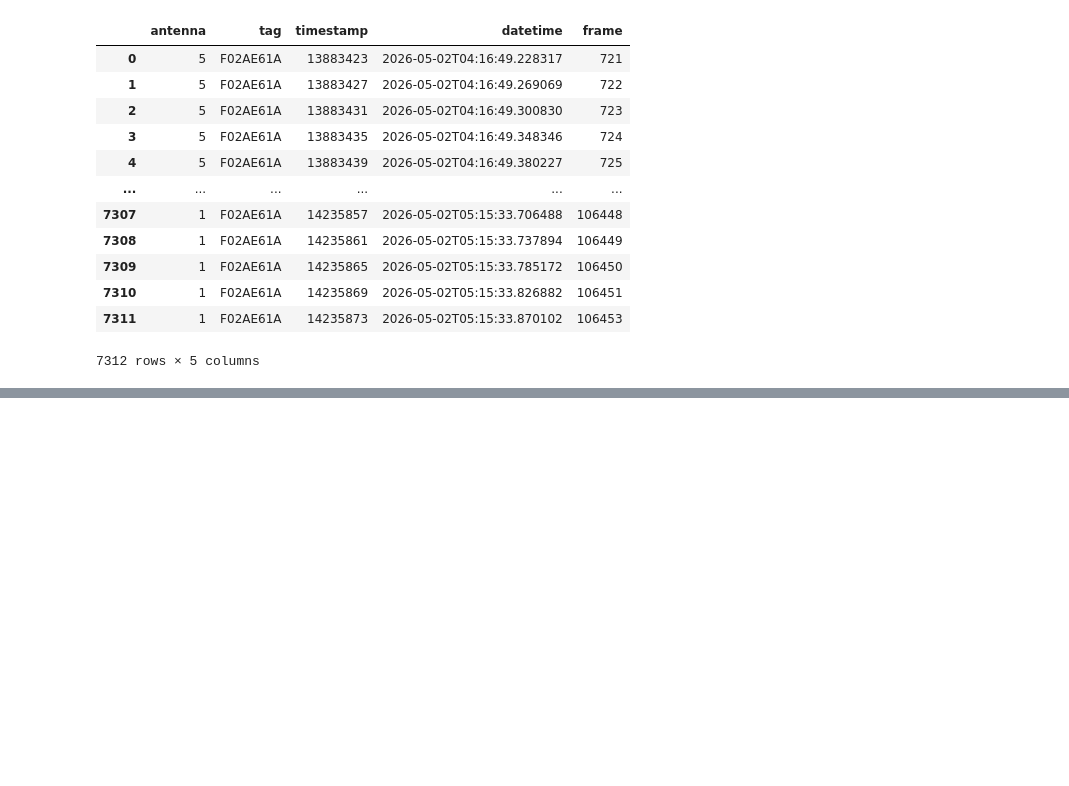
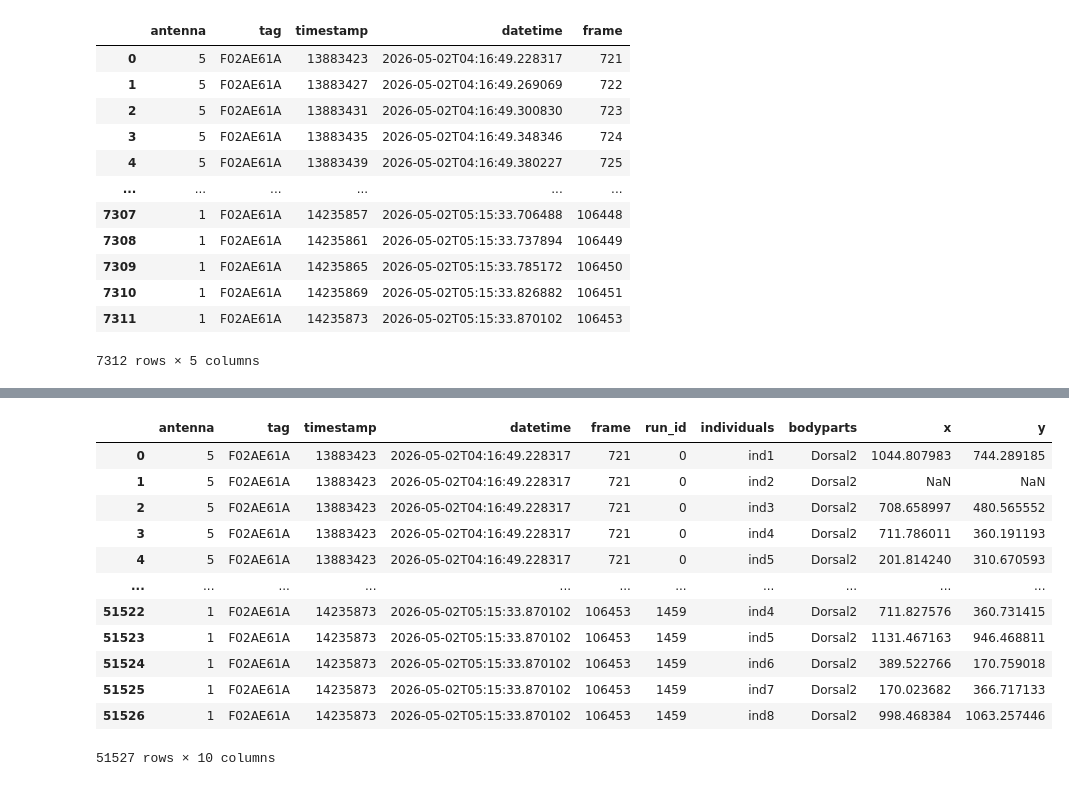
Before and after one commit to KonradDanielewski/DeepEcoHab, a Jupyter notebook: examples/reid_notebook.ipynb, the cells around one changed output, grey strips where cells are left out. Cells and saved outputs as stored; diff of their text form; code cells hidden in the pictures; blank space fills up the shorter version.

```diff
--- a/examples/reid_notebook.ipynb
+++ b/examples/reid_notebook.ipynb
@@ -1,4 +1,6 @@
 # %%
 import polars as pl
 import pandas as pd
+# %%
+filepath = "tracking_results/DeepEcoHAB_20260501_211615_007DLC_DekrW18_the_future_of_EcohabNov22shuffle1_snapshot_best-260_el.h5"
 # %%
@@ -159,2 +169,18 @@ shape: (64, 11)
+# %%
+antenna_with_coords.collect().to_pandas()
+# %% [output]
+|  | antenna | tag | timestamp | datetime | frame | run_id | individuals | bodyparts | x | y |
+| 0 | 5 | F02AE61A | 13883423 | 2026-05-02T04:16:49.228317 | 721 | 0 | ind1 | Dorsal2 | 1044.807983 | 744.289185 |
+| 1 | 5 | F02AE61A | 13883423 | 2026-05-02T04:16:49.228317 | 721 | 0 | ind2 | Dorsal2 | NaN | NaN |
+| 2 | 5 | F02AE61A | 13883423 | 2026-05-02T04:16:49.228317 | 721 | 0 | ind3 | Dorsal2 | 708.658997 | 480.565552 |
+| 3 | 5 | F02AE61A | 13883423 | 2026-05-02T04:16:49.228317 | 721 | 0 | ind4 | Dorsal2 | 711.786011 | 360.191193 |
+| 4 | 5 | F02AE61A | 13883423 | 2026-05-02T04:16:49.228317 | 721 | 0 | ind5 | Dorsal2 | 201.814240 | 310.670593 |
+| ... | ... | ... | ... | ... | ... | ... | ... | ... | ... | ... |
+| 51522 | 1 | F02AE61A | 14235873 | 2026-05-02T05:15:33.870102 | 106453 | 1459 | ind4 | Dorsal2 | 711.827576 | 360.731415 |
+| 51523 | 1 | F02AE61A | 14235873 | 2026-05-02T05:15:33.870102 | 106453 | 1459 | ind5 | Dorsal2 | 1131.467163 | 946.468811 |
+| 51524 | 1 | F02AE61A | 14235873 | 2026-05-02T05:15:33.870102 | 106453 | 1459 | ind6 | Dorsal2 | 389.522766 | 170.759018 |
+| 51525 | 1 | F02AE61A | 14235873 | 2026-05-02T05:15:33.870102 | 106453 | 1459 | ind7 | Dorsal2 | 170.023682 | 366.717133 |
+| 51526 | 1 | F02AE61A | 14235873 | 2026-05-02T05:15:33.870102 | 106453 | 1459 | ind8 | Dorsal2 | 998.468384 | 1063.257446 |
+51527 rows × 10 columns
 # %%
 antenna_with_coords.group_by(
```
Also changed, not shown: parts of 17 cells of this notebook.
